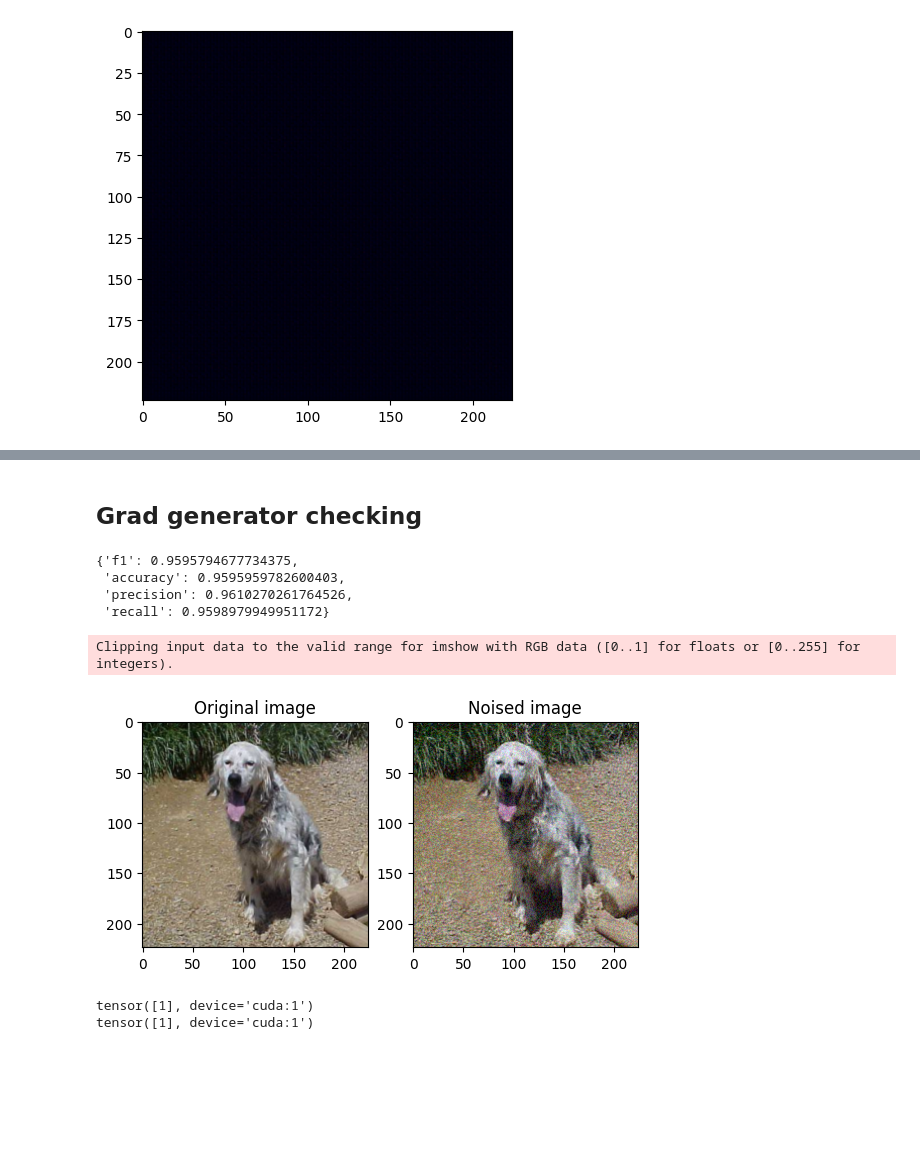
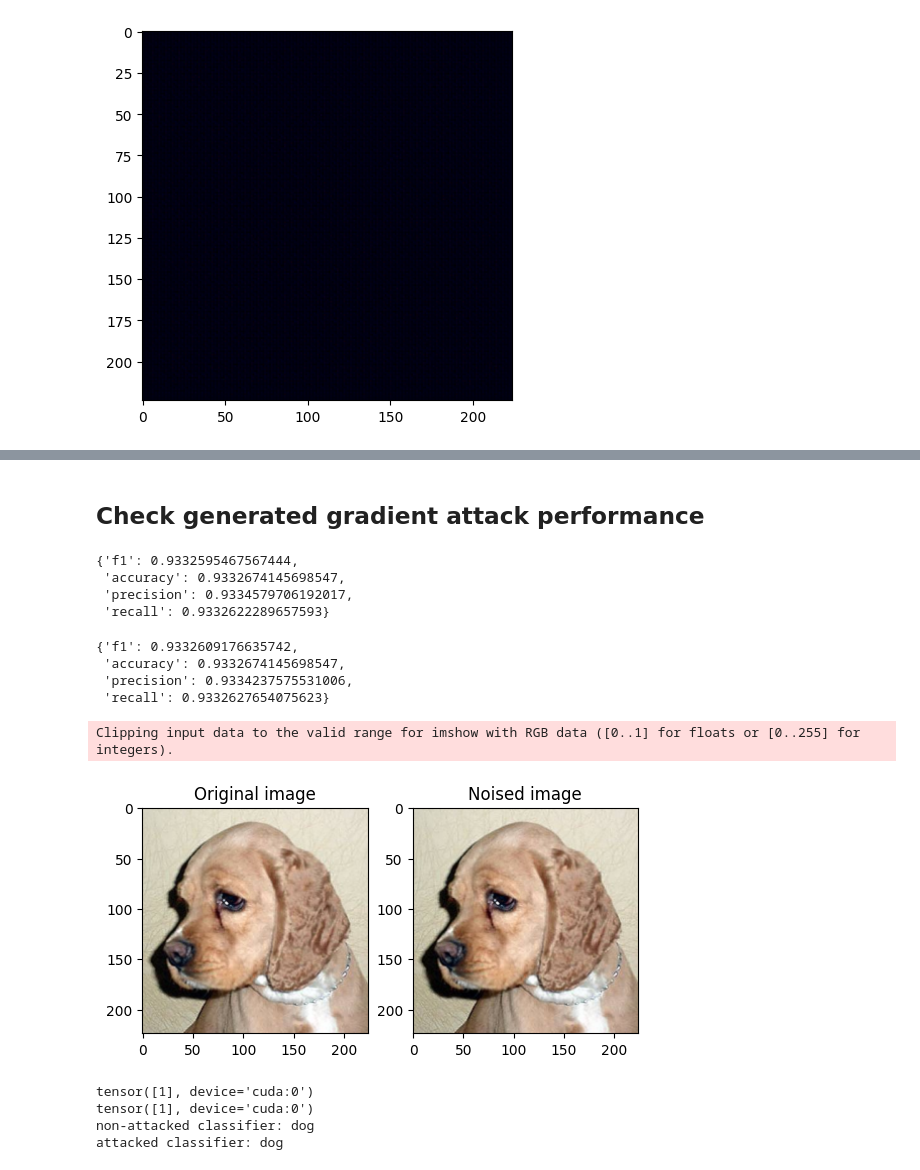
Before and after one commit to Expecto-Information/gan_adversarial, a Jupyter notebook: related.ipynb, the cells around one changed output, grey strips where cells are left out. Saved outputs shown, nothing was run; the diff lists cells and outputs as text; code cells hidden in the pictures; blank space fills up the shorter version.

```diff
--- a/related.ipynb
+++ b/related.ipynb
@@ -331,57 +227,64 @@ for i in range(len(out)):
-# %% [markdown]
-## Grad generator checking
+# %% [markdown]
+## Check generated gradient attack performance
 # %%
-from Evaluater import Evaluater
-from Classifier import ResNet18
-from GradPredModel import *
-from GradAttacked import *
-from MakeDataset import MakeDataset
+from NoiseGen.Generator import *
+from torch.utils.data import DataLoader
+from utils.Evaluater import Evaluater
+from Classifiers.ResNet18 import ResNet18
+from Classifiers.GenGradAttacked import GenGradAttacked
+from utils.MakeDataset import MakeDataset
 from torch.utils.data import DataLoader
 import torch
 
-device = 1
+device = 0
 
-base_dir='/home/stud_valery/gan_adversarial/data'
-dataset = MakeDataset(base_dir, 'training_set', limit=100)
+base_dir='./data'
+dataset = MakeDataset(base_dir, 'test_set')
 dataloader = DataLoader(dataset, batch_size=30, shuffle=False)
 
-attacker = GradPredModel().to(device)
-# gen_params = torch.load('/home/stud_valery/gan_adversarial/train_record/teeest/best_model',\
-#                      map_location='cuda:'+str(device))
-# attacker.load_state_dict(gen_params)
+gradgenerator = GeneratorVAE().to(device)
 
 classifier = ResNet18().to(device)
-classifier.eval()
-params = torch.load('/home/stud_valery/gan_adversarial/train_record/no_normalization/best_model',\
+params = torch.load('./train_record/resnet18/best_model',\
                      map_location='cuda:'+str(device))
 classifier.load_state_dict(params)
 
-attacked_classifier = GradAttacked(attacker, classifier, eps = 0.070).to(device)
+attacked_classifier = GenGradAttacked(gradgenerator, classifier, eps = 0.007).to(device)
 attacked_classifier.eval()
-evaluater = Evaluater(attacked_classifier, dataloader, device)
-# evaluater.eval()
+None
-# %%
-evaluater.eval()
-# %% [output]
-{'f1': 0.9595794677734375,
- 'accuracy': 0.9595959782600403,
- 'precision': 0.9610270261764526,
- 'recall': 0.9598979949951172}
+# %%
+evaluater = Evaluater(classifier, dataloader, device)
+evaluater.eval()
+# %% [output]
+{'f1': 0.9332595467567444,
+ 'accuracy': 0.9332674145698547,
+ 'precision': 0.9334579706192017,
+ 'recall': 0.9332622289657593}
+# %%
+evaluater = Evaluater(attacked_classifier, dataloader, device)
+evaluater.eval()
+# %% [output]
+{'f1': 0.9332609176635742,
+ 'accuracy': 0.9332674145698547,
+ 'precision': 0.9334237575531006,
+ 'recall': 0.9332627654075623}
 # %%
 import random
 
 img, target = random.choice(dataset)
 classifier_predict = classifier(img.to(device).unsqueeze(0))
 attacked_classifier_predict = attacked_classifier(img.to(device).unsqueeze(0), draw_mode=True)
 
 def print_predict(predict, text):
-    print(text + "dog" if predict > 0.5 else "cat")
+    print(text + "dog" if predict > 0.5 else text+"cat")
 print(classifier_predict)
 print(attacked_classifier_predict)
-# print_predict(classifier_predict, "non-attacked classifier: ")
-# print_predict(attacked_classifier_predict, "attacked classifier: ")
+print_predict(classifier_predict, "non-attacked classifier: ")
+print_predict(attacked_classifier_predict, "attacked classifier: ")
 # %% [output]
 Clipping input data to the valid range for imshow with RGB data ([0..1] for floats or [0..255] for integers).
-[figure, old version]
+[figure, new version]
-tensor([1], device='cuda:1')
-tensor([1], device='cuda:1')
+tensor([1], device='cuda:0')
+tensor([1], device='cuda:0')
+non-attacked classifier: dog
+attacked classifier: dog
```
Also changed, not shown: parts of 47 cells of this notebook, 47 other files.
